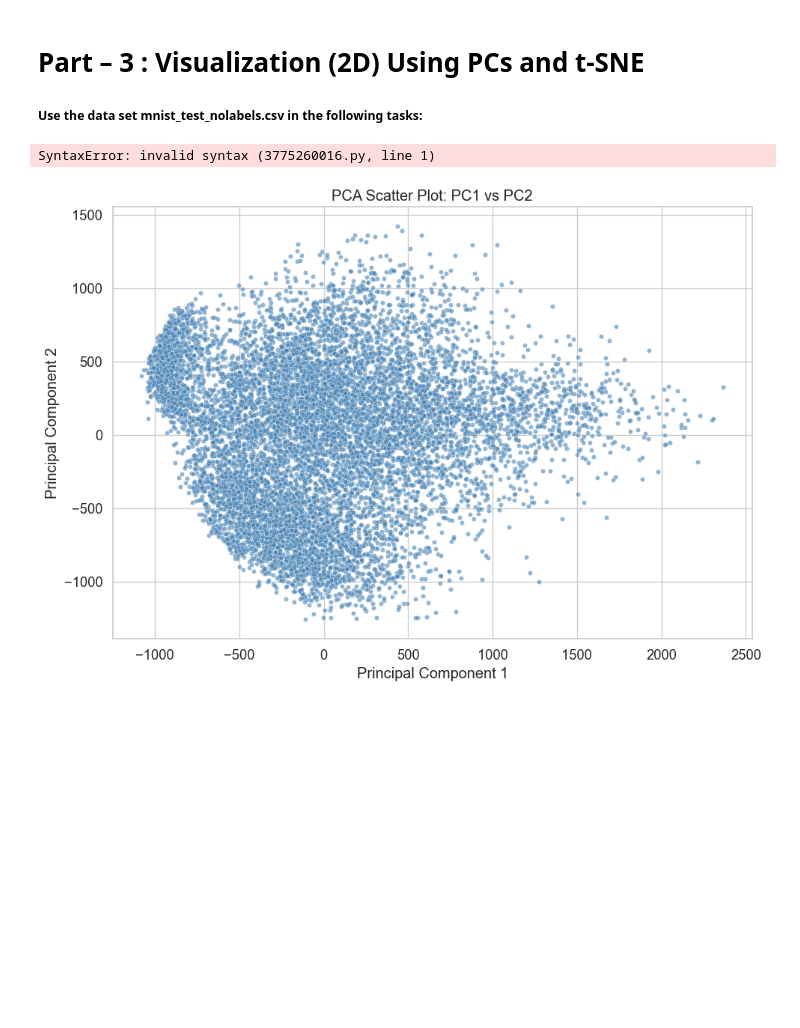
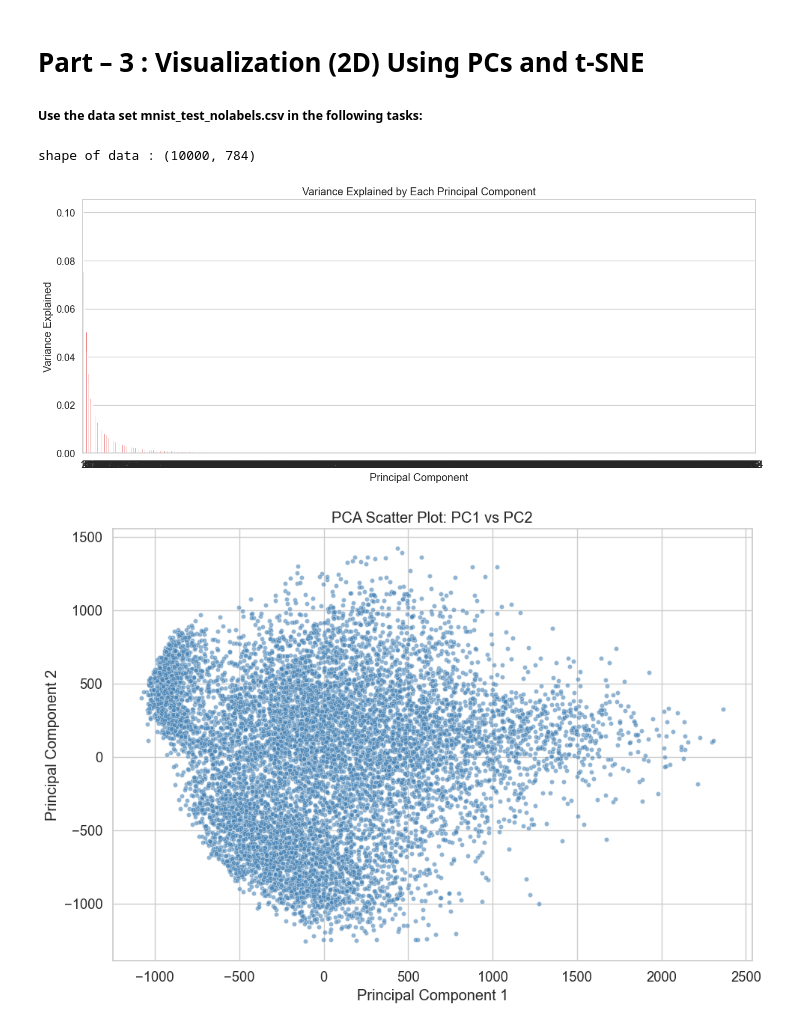
Before and after one commit to swapnilk0607/pml, a Jupyter notebook: content/swapnilkatale/Ex-8/Handling_Data_Imbalance.ipynb, the cells around one changed output. Drawn from its saved outputs; the diff is of its cells as text; code cells hidden in the pictures; blank space fills up the shorter version.

```diff
--- a/content/swapnilkatale/Ex-8/Handling_Data_Imbalance.ipynb
+++ b/content/swapnilkatale/Ex-8/Handling_Data_Imbalance.ipynb
@@ -346,7 +351,7 @@ Result Comparision
 
 ##### Use the data set mnist_test_nolabels.csv in the following tasks:
 # %%
-`"""
+"""
 1. Carry out Principal Component Analysis on the data set and create a bar-plot of variances explained by the PCs. Also create a second bar-plot, this time showing the cumulative variance explained curve in addition to the bars.
 """
 
@@ -386,34 +391,35 @@ plt.ylabel("Variance Explained")
 plt.tight_layout()
 plt.show()
 
 # ---------------------- PLOT 2: VARIANCE + CUMULATIVE ----
 plt.figure(figsize=(14, 6))
 
 sns.barplot(
     x=np.arange(1, len(expl_var) + 1),
     y=expl_var,
     color="skyblue",
     alpha=0.2,
     label="Individual Variance"
 )
 
 sns.lineplot(
     x=np.arange(1, len(cum_expl_var) + 1),
     y=cum_expl_var,
     color="red",
     linewidth=2.5,
     marker="o",
     label="Cumulative Variance"
 )
 
 plt.title("PCA Variance Explained with Cumulative Curve")
 plt.xlabel("Principal Component")
 plt.ylabel("Variance Explained")
 plt.legend()
 plt.tight_layout()
 plt.show()
 # %% [output]
-SyntaxError: invalid syntax (3775260016.py, line 1)
+shape of data : (10000, 784)
+[figure, added]
 # %%
 """
 2. Visualize the data set by creating a scatter plot: PC1 v/s PC2
```
Also changed, not shown: parts of 6 cells of this notebook.
